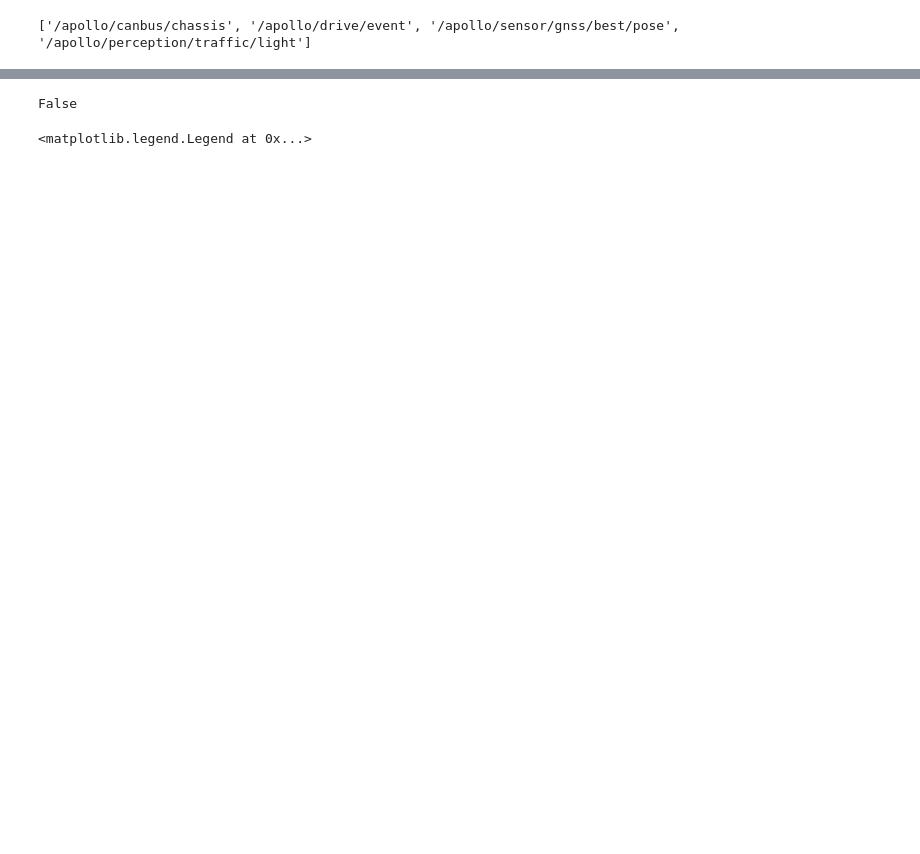
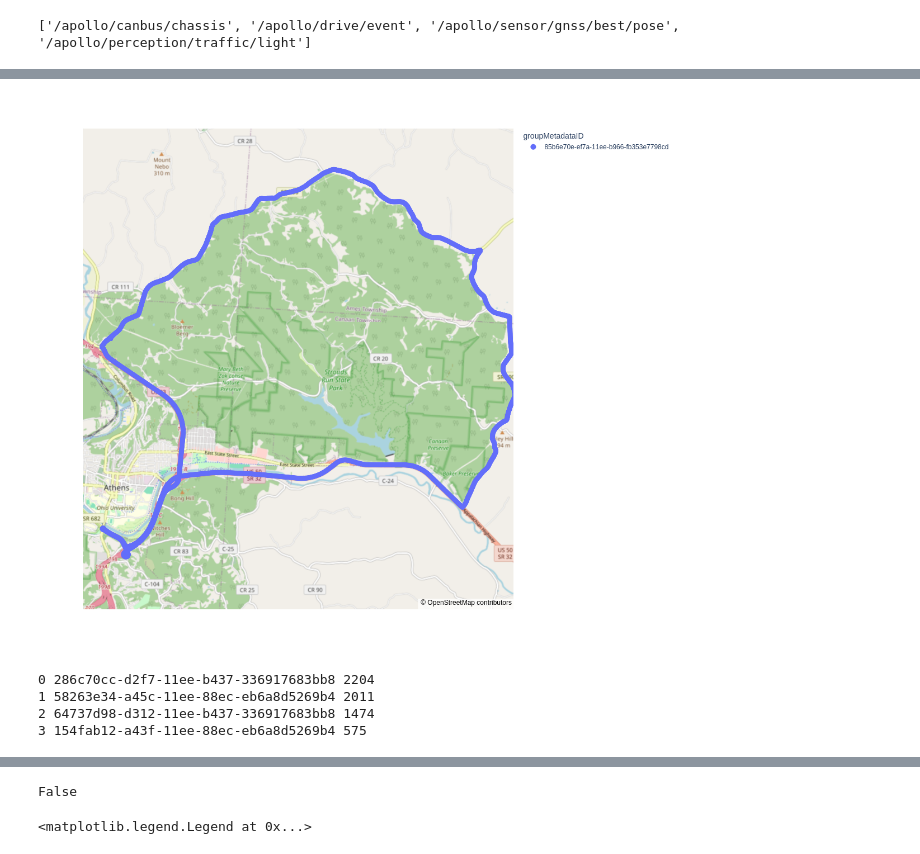
Before and after one commit to vHepp/TDMprivate, a Jupyter notebook: code/Unfinished Code/Testing_ProgressAlongRoute_v2.ipynb, the cells around one changed output, grey strips where cells are left out. Drawn from its saved outputs; the diff is of its cells as text; code cells hidden in the pictures; blank space fills up the shorter version.

```diff
--- a/code/Unfinished Code/Testing_ProgressAlongRoute_v2.ipynb
+++ b/code/Unfinished Code/Testing_ProgressAlongRoute_v2.ipynb
@@ -56,0 +134,18 @@ for gmID in gmID_list:
+# %%
+fig = px.scatter_mapbox(
+                        red_route_nan_best_pose_df_list[ index ],
+                        lat = 'latitude',
+                        lon = 'longitude',
+                        color = 'groupMetadataID',
+                        hover_data = [ 'ProgressAlongRoute' ],
+                        opacity = 1,
+                        zoom = 12,
+                        height = 1000,
+                        mapbox_style = 'open-street-map'
+                       )
+
+fig.update_traces( marker = dict( size = 10 ) )
+
+fig.show()
+# %% [output]
+[figure, added]
@@ -56,0 +162,17 @@ for gmID in gmID_list:
+# %%
+concat_blue_route_nan_best_pose_dfs = pd.DataFrame()
+
+for index, df in enumerate( blue_route_nan_best_pose_df_list ):
+
+    cfs.NormalizedTime( df )
+
+    print( index, df[ 'groupMetadataID' ][ 0 ], len( np.isnan( np.array( df[ 'ProgressAlongRoute' ] ) ) ) )
+
+    temp_df = df[ df[ 'ProgressAlongRoute' ].isnull() ]
+
+    concat_blue_route_nan_best_pose_dfs = pd.concat( [ concat_blue_route_nan_best_pose_dfs, temp_df ] )
+# %% [output]
+0 286c70cc-d2f7-11ee-b437-336917683bb8 2204
+1 58263e34-a45c-11ee-88ec-eb6a8d5269b4 2011
+2 64737d98-d312-11ee-b437-336917683bb8 1474
+3 154fab12-a43f-11ee-88ec-eb6a8d5269b4 575
```
Also changed, not shown: parts of 10 cells of this notebook, 7 other files.
